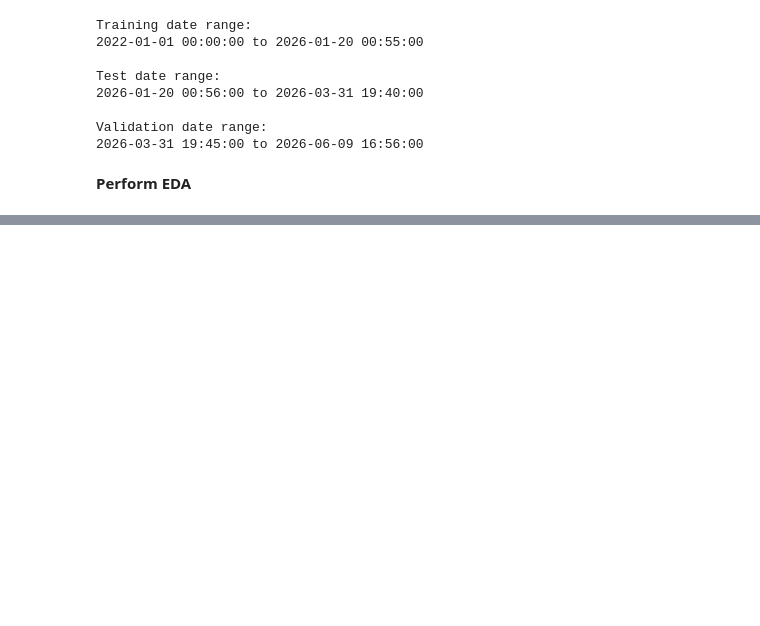
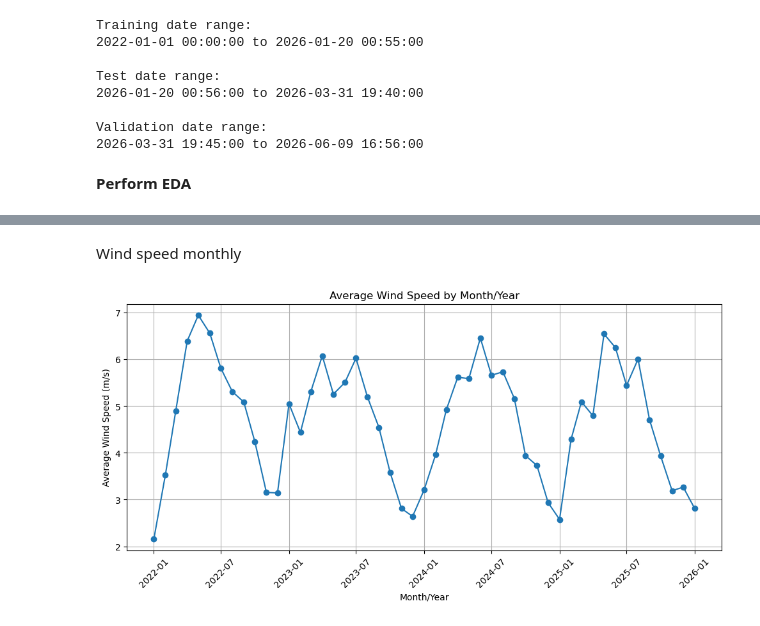
Before and after one commit to UC-Berkeley-I-School/207-Summer26-FinalProject-MLModel, a Jupyter notebook: EDA/SFO_NOAA_EDA_YvonneChook.ipynb, the cells around one changed output, grey strips where cells are left out. Cells and saved outputs as stored; diff of their text form; code cells hidden in the pictures; blank space fills up the shorter version.

```diff
--- a/EDA/SFO_NOAA_EDA_YvonneChook.ipynb
+++ b/EDA/SFO_NOAA_EDA_YvonneChook.ipynb
@@ -76,24 +142,24 @@ Temperature by Date Distribution
 # %%
 #Distribution plots of weather information
 
-#conversion to datetime
+#create monthly trends
+monthly_trend = [
+    "temperature",
+    "wind_speed",
+    "visibility",
+    "precipitation",
+    "relative_humidity",
+    "sea_level_pressure",
+    "station_level_pressure",
+    "altimeter"
+
+]
 
 # Create month/year bin
 NOAA_train_df["Month_Year"] = NOAA_train_df["DATE"].dt.to_period("M")
 
 # Calculate monthly average temperature
-monthly_temp = NOAA_train_df.groupby("Month_Year")["temperature"].mean().reset_index()
+monthly_weather = NOAA_train_df.groupby("Month_Year")[monthly_trend].mean().reset_index()
 
 # Convert Month_Year back to timestamp for plotting
-monthly_temp["Month_Year"] = monthly_temp["Month_Year"].dt.to_timestamp()
-
-#Temperature distribution
-plt.figure(figsize=(12, 5))
-plt.plot(monthly_temp["Month_Year"], monthly_temp["temperature"], marker="o")
-
-plt.xlabel("Month/Year")
-plt.ylabel("Average Temperature (in Celsius)")
-plt.title("Average Temperature by Month/Year")
-plt.xticks(rotation=45)
-plt.grid()
-plt.show()
+monthly_weather["Month_Year"] = monthly_weather["Month_Year"].dt.to_timestamp()
@@ -101,0 +180,14 @@ plt.show()
+# %% [markdown]
+Wind speed monthly
+# %%
+plt.figure(figsize=(12, 5))
+plt.plot(monthly_weather["Month_Year"], monthly_weather["wind_speed"], marker="o")
+
+plt.xlabel("Month/Year")
+plt.ylabel("Average Wind Speed (m/s)")
+plt.title("Average Wind Speed by Month/Year")
+plt.xticks(rotation=45)
+plt.grid()
+plt.show()
+# %% [output]
+[figure, added]
```
Also changed, not shown: parts of 18 cells of this notebook.
